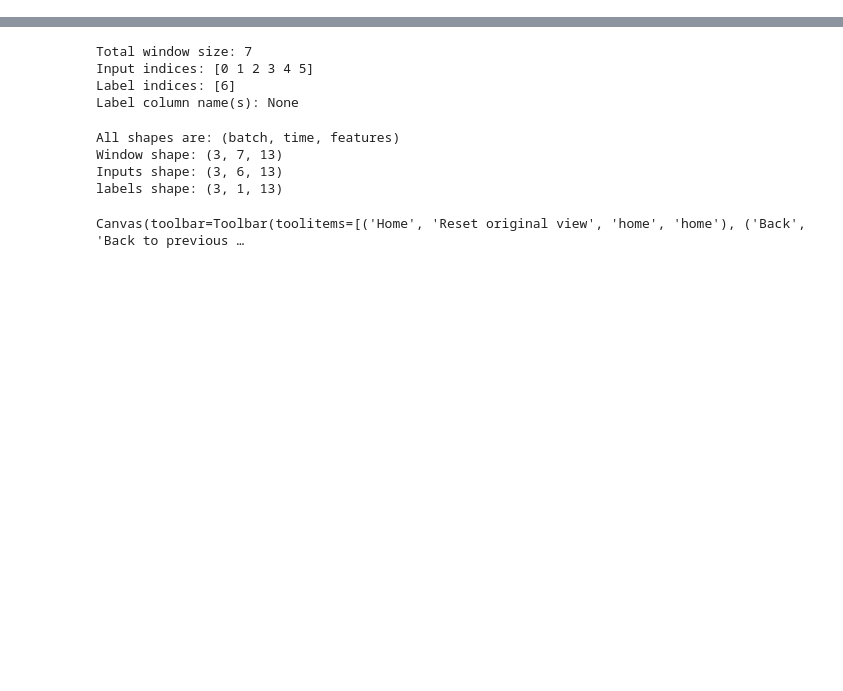
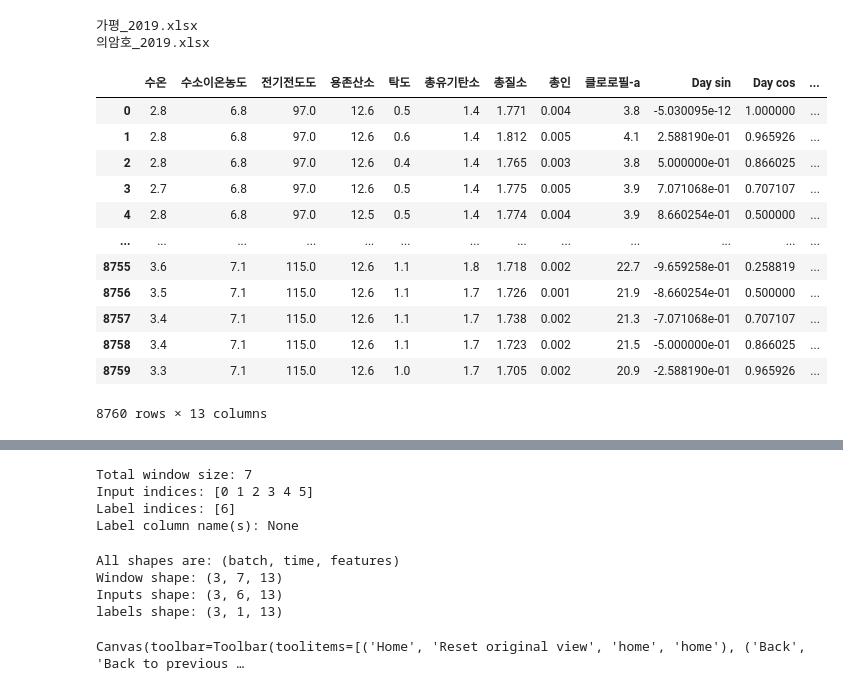
Before and after one commit to shevious/webstudy, a Jupyter notebook: deep/water/water_data.ipynb, the cells around one changed output, grey strips where cells are left out. Saved outputs shown, nothing was run; the diff lists cells and outputs as text; code cells hidden in the pictures; blank space fills up the shorter version.

```diff
--- a/deep/water/water_data.ipynb
+++ b/deep/water/water_data.ipynb
@@ -14,7 +14,8 @@ from tensorflow.keras.optimizers import Adam
 import tensorflow as tf
 # %%
 folder = 'data'
-file_names = ['가평_2019.xlsx', '의암호_2019.xlsx']
+#file_names = [['가평_2018.xlsx', '가평_2019.xlsx'], ['의암호_2018.xlsx', '의암호_2019.xlsx']]
+file_names = [['가평_2019.xlsx'], ['의암호_2019.xlsx']]
 
 day = 24*60*60
 year = (365.2425)*day
@@ -22,17 +23,41 @@ year = (365.2425)*day
 df_full = []
 df = []
 
-for i in range(len(file_names)):
-    path = os.path.join(folder, file_names[i])
+for loc in range(len(file_names)):
 
-    df_full.append(pd.read_excel(path))
-    df.append(df_full[i].iloc[:, 2:11])
-    date_time = pd.to_datetime(df_full[i].iloc[:, 0], format='%Y.%m.%d %H:%M')
+    df_loc = []
+    for y in range(len(file_names[loc])):
+        path = os.path.join(folder, file_names[loc][y])
+        print(file_names[loc][y])
+        df_loc.append(pd.read_excel(path))
+    df_full.append(pd.concat(df_loc))
+    df.append(df_full[loc].iloc[:, 2:11])
+    date_time = pd.to_datetime(df_full[loc].iloc[:, 0], format='%Y.%m.%d %H:%M', utc=True)
     timestamp_s = date_time.map(datetime.datetime.timestamp)
-    df[i]['Day sin'] = np.sin(timestamp_s * (2 * np.pi / day))
-    df[i]['Day cos'] = np.cos(timestamp_s * (2 * np.pi / day))
-    df[i]['Year sin'] = np.sin(timestamp_s * (2 * np.pi / year))
-    df[i]['Year cos'] = np.cos(timestamp_s * (2 * np.pi / year))
+    df[loc]['Day sin'] = np.sin(timestamp_s * (2 * np.pi / day))
+    df[loc]['Day cos'] = np.cos(timestamp_s * (2 * np.pi / day))
+    df[loc]['Year sin'] = np.sin(timestamp_s * (2 * np.pi / year))
+    df[loc]['Year cos'] = np.cos(timestamp_s * (2 * np.pi / year))
+    df[loc] = df[loc].reset_index(drop=True)
+# %% [output]
+가평_2019.xlsx
+의암호_2019.xlsx
+# %%
+df[0]
+# %% [output]
+|  | 수온 | 수소이온농도 | 전기전도도 | 용존산소 | 탁도 | 총유기탄소 | 총질소 | 총인 | 클로로필-a | Day sin | Day cos | ... |
+| 0 | 2.8 | 6.8 | 97.0 | 12.6 | 0.5 | 1.4 | 1.771 | 0.004 | 3.8 | -5.030095e-12 | 1.000000 | ... |
+| 1 | 2.8 | 6.8 | 97.0 | 12.6 | 0.6 | 1.4 | 1.812 | 0.005 | 4.1 | 2.588190e-01 | 0.965926 | ... |
+| 2 | 2.8 | 6.8 | 97.0 | 12.6 | 0.4 | 1.4 | 1.765 | 0.003 | 3.8 | 5.000000e-01 | 0.866025 | ... |
+| 3 | 2.7 | 6.8 | 97.0 | 12.6 | 0.5 | 1.4 | 1.775 | 0.005 | 3.9 | 7.071068e-01 | 0.707107 | ... |
+| 4 | 2.8 | 6.8 | 97.0 | 12.5 | 0.5 | 1.4 | 1.774 | 0.004 | 3.9 | 8.660254e-01 | 0.500000 | ... |
+| ... | ... | ... | ... | ... | ... | ... | ... | ... | ... | ... | ... | ... |
+| 8755 | 3.6 | 7.1 | 115.0 | 12.6 | 1.1 | 1.8 | 1.718 | 0.002 | 22.7 | -9.659258e-01 | 0.258819 | ... |
+| 8756 | 3.5 | 7.1 | 115.0 | 12.6 | 1.1 | 1.7 | 1.726 | 0.001 | 21.9 | -8.660254e-01 | 0.500000 | ... |
+| 8757 | 3.4 | 7.1 | 115.0 | 12.6 | 1.1 | 1.7 | 1.738 | 0.002 | 21.3 | -7.071068e-01 | 0.707107 | ... |
+| 8758 | 3.4 | 7.1 | 115.0 | 12.6 | 1.1 | 1.7 | 1.723 | 0.002 | 21.5 | -5.000000e-01 | 0.866025 | ... |
+| 8759 | 3.3 | 7.1 | 115.0 | 12.6 | 1.0 | 1.7 | 1.705 | 0.002 | 20.9 | -2.588190e-01 | 0.965926 | ... |
+8760 rows × 13 columns
 # %%
 df[1]
 # %% [output]
```
Also changed, not shown: parts of 26 cells of this notebook, 1 other file.
